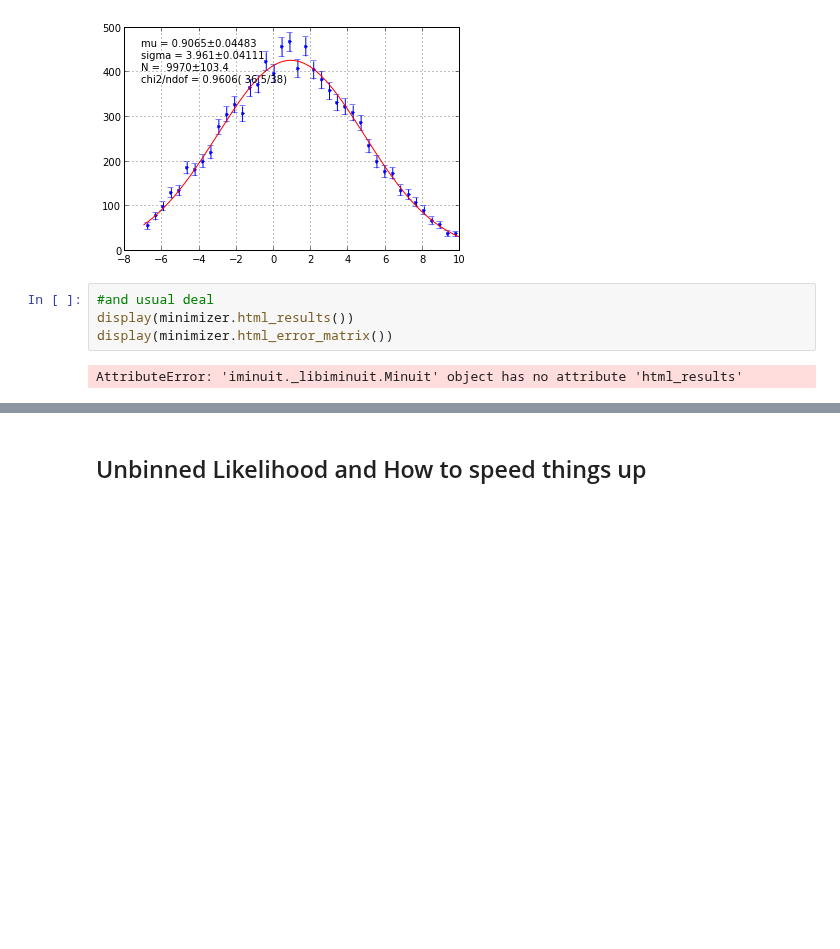
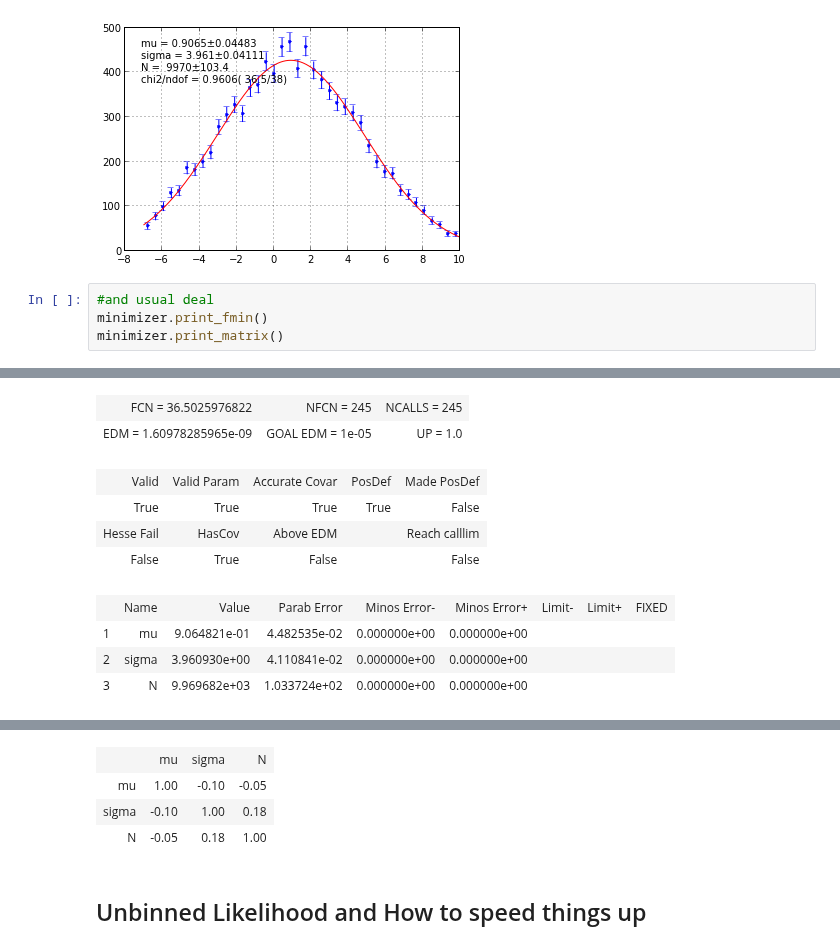
Before and after one commit to scikit-hep/probfit, a Jupyter notebook: tutorial/tutorial.ipynb, the cells around one changed output, grey strips where cells are left out. Saved outputs shown, nothing was run; the diff lists cells and outputs as text; blank space fills up the shorter version.

```diff
--- a/tutorial/tutorial.ipynb
+++ b/tutorial/tutorial.ipynb
@@ -261,7 +261,6 @@ chi2.draw(minimizer)
 [figure]
 # %%
 #and usual deal
-display(minimizer.html_results())
-display(minimizer.html_error_matrix())
+minimizer.print_fmin()
+minimizer.print_matrix()
 # %% [output]
-AttributeError: 'iminuit._libiminuit.Minuit' object has no attribute 'html_results'
@@ -267,0 +268,10 @@ AttributeError: 'iminuit._libiminuit.Minuit' object has no attribute 'html_resul
+| FCN = 36.5025976822 | NFCN = 245 | NCALLS = 245 |
+| EDM = 1.60978285965e-09 | GOAL EDM = 1e-05 | UP = 1.0 |
+| Valid | Valid Param | Accurate Covar | PosDef | Made PosDef |
+| True | True | True | True | False |
+| Hesse Fail | HasCov | Above EDM |  | Reach calllim |
+| False | True | False |  | False |
+|  | Name | Value | Parab Error | Minos Error- | Minos Error+ | Limit- | Limit+ | FIXED |
+| 1 | mu | 9.064821e-01 | 4.482535e-02 | 0.000000e+00 | 0.000000e+00 |  |  |  |
+| 2 | sigma | 3.960930e+00 | 4.110841e-02 | 0.000000e+00 | 0.000000e+00 |  |  |  |
+| 3 | N | 9.969682e+03 | 1.033724e+02 | 0.000000e+00 | 0.000000e+00 |  |  |  |
@@ -268,3 +279,7 @@ AttributeError: 'iminuit._libiminuit.Minuit' object has no attribute 'html_resul
+|  | mu | sigma | N |
+| mu | 1.00 | -0.10 | -0.05 |
+| sigma | -0.10 | 1.00 | 0.18 |
+| N | -0.05 | 0.18 | 1.00 |
 # %% [markdown]
 ## Unbinned Likelihood and How to speed things up
 # %% [raw]
```
Also changed, not shown: parts of 27 cells of this notebook, 11 other files.
